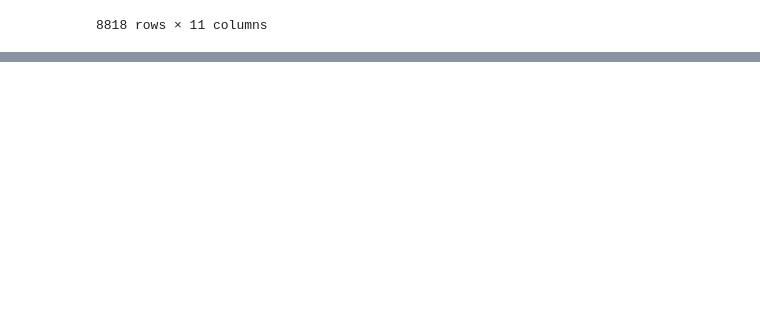
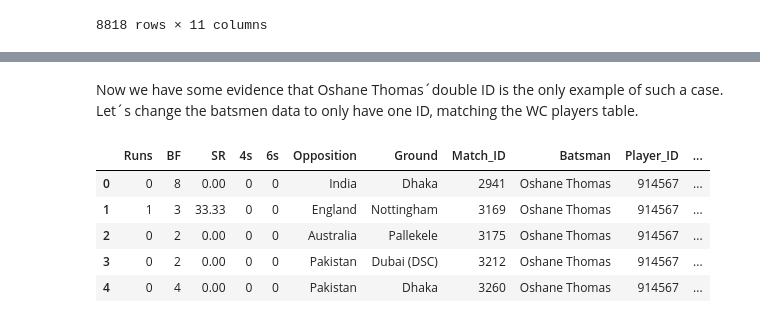
Before and after one commit to smacintyreR/cricket-analysis-python, a Jupyter notebook: Cricket Analysis - Sam MacIntyre.ipynb, the cells around one changed output, grey strips where cells are left out. Drawn from its saved outputs; the diff is of its cells as text; code cells hidden in the pictures; blank space fills up the shorter version.

Commit message:
Added country of origin data to the batsmen dataset

```diff
--- a/Cricket Analysis - Sam MacIntyre.ipynb
+++ b/Cricket Analysis - Sam MacIntyre.ipynb
@@ -411,0 +410,4 @@ dtBatsman
+# %%
+dtWCplayers.head()
+dtWCplayers.rename(columns = {"ID": "Player_ID"}, inplace = True)
+dtWCplayers.head()
@@ -411,0 +473,19 @@ dtBatsman
+# %% [markdown]
+Now we have some evidence that Oshane Thomas´double ID is the only example of such a case. Let´s change the batsmen data to only have one ID, matching the WC players table.
+# %%
+dtBatsman.loc[dtBatsman.Batsman == "Oshane Thomas", "Player_ID"] = 914567
+# %%
+# Reperform the merge
+dtBatsmanM = pd.merge(dtBatsman,
+                     dtWCplayers,
+                     on = "Player_ID",
+                     how = "left")
+# %%
+dtBatsmanM.head()
+# %% [output]
+|  | Runs | BF | SR | 4s | 6s | Opposition | Ground | Match_ID | Batsman | Player_ID | ... |
+| 0 | 0 | 8 | 0.00 | 0 | 0 | India | Dhaka | 2941 | Oshane Thomas | 914567 | ... |
+| 1 | 1 | 3 | 33.33 | 0 | 0 | England | Nottingham | 3169 | Oshane Thomas | 914567 | ... |
+| 2 | 0 | 2 | 0.00 | 0 | 0 | Australia | Pallekele | 3175 | Oshane Thomas | 914567 | ... |
+| 3 | 0 | 2 | 0.00 | 0 | 0 | Pakistan | Dubai (DSC) | 3212 | Oshane Thomas | 914567 | ... |
+| 4 | 0 | 4 | 0.00 | 0 | 0 | Pakistan | Dhaka | 3260 | Oshane Thomas | 914567 | ... |
```
Also changed, not shown: parts of 7 cells of this notebook.
